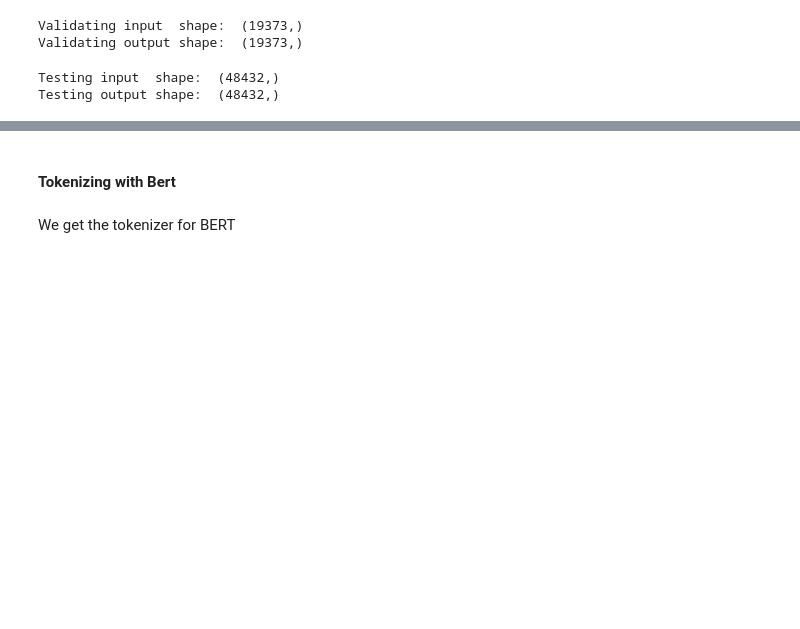
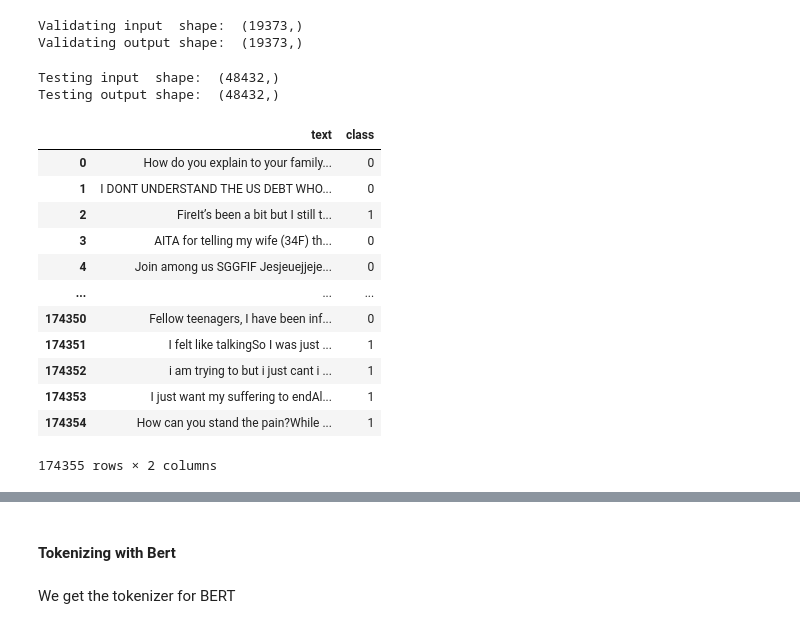
Before and after one commit to francheska-vicente/data103-project, a Jupyter notebook: main.ipynb, the cells around one changed output, grey strips where cells are left out. Saved outputs shown, nothing was run; the diff lists cells and outputs as text; code cells hidden in the pictures; blank space fills up the shorter version.

```diff
--- a/main.ipynb
+++ b/main.ipynb
@@ -393,3 +613,20 @@ print('Testing output shape: ', y_test.shape)
 # %% [output]
 Testing input  shape:  (48432,)
 Testing output shape:  (48432,)
+# %%
+train_df = pd.concat([X_train, y_train], axis = 1).reset_index(drop = True)
+train_df
+# %% [output]
+|  | text | class |
+| 0 | How do you explain to your family... | 0 |
+| 1 | I DONT UNDERSTAND THE US DEBT WHO... | 0 |
+| 2 | FireIt’s been a bit but I still t... | 1 |
+| 3 | AITA for telling my wife (34F) th... | 0 |
+| 4 | Join among us SGGFIF Jesjeuejjeje... | 0 |
+| ... | ... | ... |
+| 174350 | Fellow teenagers, I have been inf... | 0 |
+| 174351 | I felt like talkingSo I was just ... | 1 |
+| 174352 | i am trying to but i just cant i ... | 1 |
+| 174353 | I just want my suffering to endAl... | 1 |
+| 174354 | How can you stand the pain?While ... | 1 |
+174355 rows × 2 columns
```
Also changed, not shown: parts of 45 cells of this notebook.
